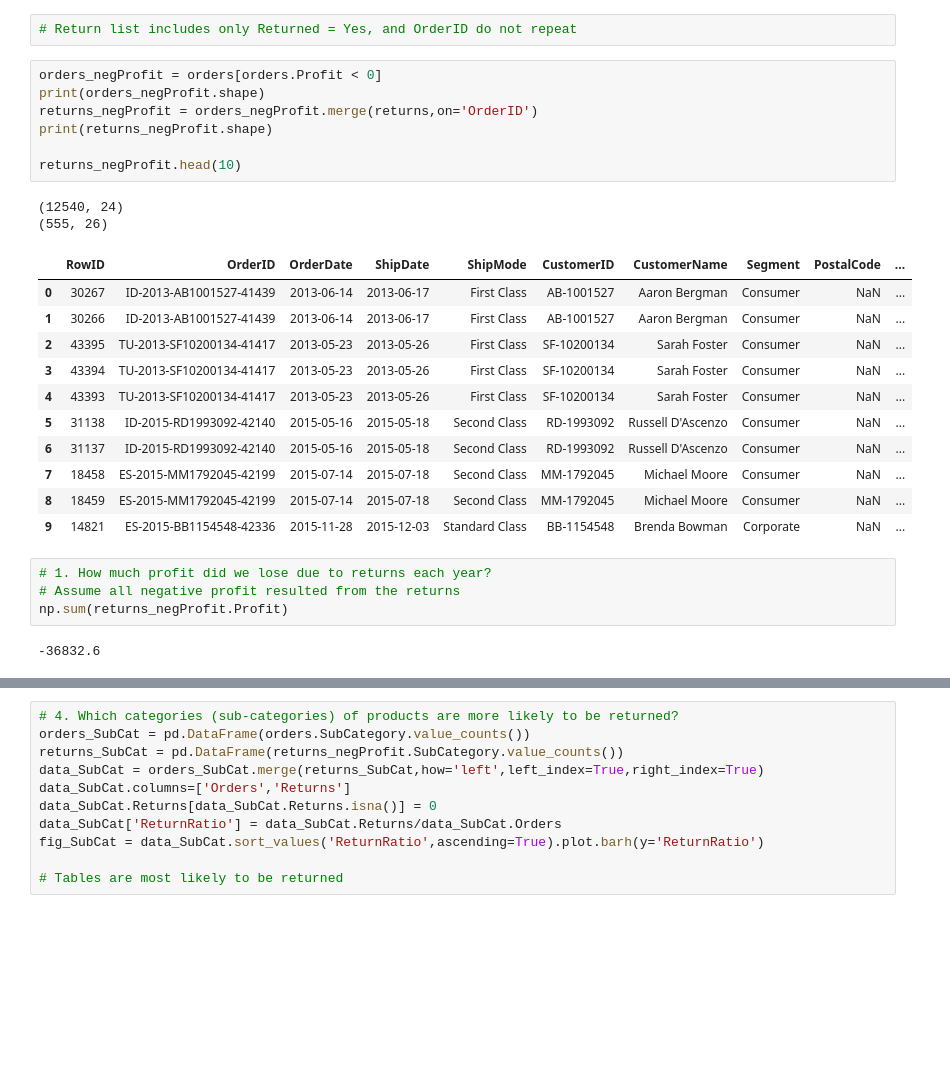
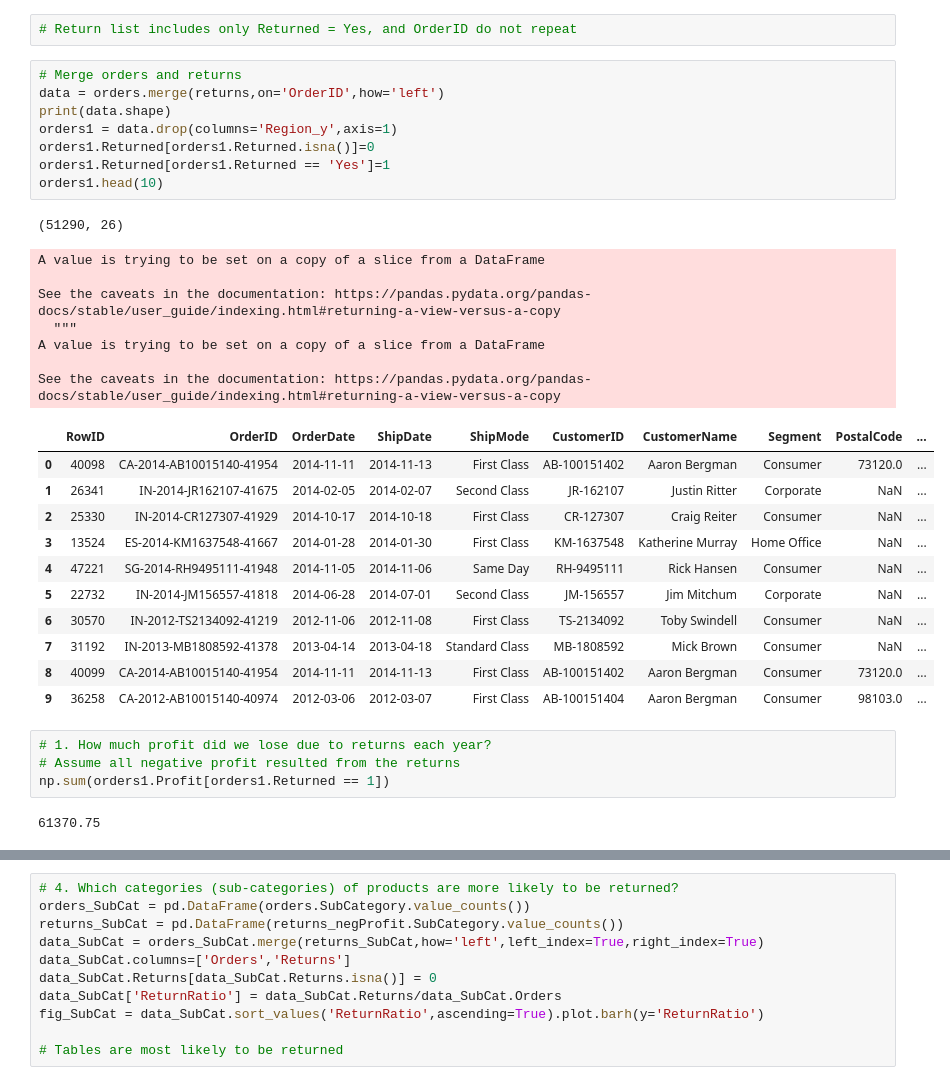
Before and after one commit to rkmad/Machine_Learning_Lab, a Jupyter notebook: KoeunL/ML_Lab.ipynb, the cells around one changed output, grey strips where cells are left out. Drawn from its saved outputs; the diff is of its cells as text; blank space fills up the shorter version.

```diff
--- a/KoeunL/ML_Lab.ipynb
+++ b/KoeunL/ML_Lab.ipynb
@@ -434,32 +434,39 @@ freq       1079                       1             121
 | 4 | Yes | IN-2014-LC168857-41747 | Oceania |
 # %%
 # Return list includes only Returned = Yes, and OrderID do not repeat
-# %%
-orders_negProfit = orders[orders.Profit < 0]
-print(orders_negProfit.shape)
-returns_negProfit = orders_negProfit.merge(returns,on='OrderID')
-print(returns_negProfit.shape)
-
-returns_negProfit.head(10)
-# %% [output]
-(12540, 24)
-(555, 26)
-|  | RowID | OrderID | OrderDate | ShipDate | ShipMode | CustomerID | CustomerName | Segment | PostalCode | ... |
-| 0 | 30267 | ID-2013-AB1001527-41439 | 2013-06-14 | 2013-06-17 | First Class | AB-1001527 | Aaron Bergman | Consumer | NaN | ... |
-| 1 | 30266 | ID-2013-AB1001527-41439 | 2013-06-14 | 2013-06-17 | First Class | AB-1001527 | Aaron Bergman | Consumer | NaN | ... |
-| 2 | 43395 | TU-2013-SF10200134-41417 | 2013-05-23 | 2013-05-26 | First Class | SF-10200134 | Sarah Foster | Consumer | NaN | ... |
-| 3 | 43394 | TU-2013-SF10200134-41417 | 2013-05-23 | 2013-05-26 | First Class | SF-10200134 | Sarah Foster | Consumer | NaN | ... |
-| 4 | 43393 | TU-2013-SF10200134-41417 | 2013-05-23 | 2013-05-26 | First Class | SF-10200134 | Sarah Foster | Consumer | NaN | ... |
-| 5 | 31138 | ID-2015-RD1993092-42140 | 2015-05-16 | 2015-05-18 | Second Class | RD-1993092 | Russell D'Ascenzo | Consumer | NaN | ... |
-| 6 | 31137 | ID-2015-RD1993092-42140 | 2015-05-16 | 2015-05-18 | Second Class | RD-1993092 | Russell D'Ascenzo | Consumer | NaN | ... |
-| 7 | 18458 | ES-2015-MM1792045-42199 | 2015-07-14 | 2015-07-18 | Second Class | MM-1792045 | Michael Moore | Consumer | NaN | ... |
-| 8 | 18459 | ES-2015-MM1792045-42199 | 2015-07-14 | 2015-07-18 | Second Class | MM-1792045 | Michael Moore | Consumer | NaN | ... |
-| 9 | 14821 | ES-2015-BB1154548-42336 | 2015-11-28 | 2015-12-03 | Standard Class | BB-1154548 | Brenda Bowman | Corporate | NaN | ... |
+# %%
+# Merge orders and returns
+data = orders.merge(returns,on='OrderID',how='left')
+print(data.shape)
+orders1 = data.drop(columns='Region_y',axis=1)
+orders1.Returned[orders1.Returned.isna()]=0
+orders1.Returned[orders1.Returned == 'Yes']=1
+orders1.head(10)
+# %% [output]
+(51290, 26)
+A value is trying to be set on a copy of a slice from a DataFrame
+
+See the caveats in the documentation: https://pandas.pydata.org/pandas-docs/stable/user_guide/indexing.html#returning-a-view-versus-a-copy
+  """
+A value is trying to be set on a copy of a slice from a DataFrame
+
+See the caveats in the documentation: https://pandas.pydata.org/pandas-docs/stable/user_guide/indexing.html#returning-a-view-versus-a-copy
+|  | RowID | OrderID | OrderDate | ShipDate | ShipMode | CustomerID | CustomerName | Segment | PostalCode | ... |
+| 0 | 40098 | CA-2014-AB10015140-41954 | 2014-11-11 | 2014-11-13 | First Class | AB-100151402 | Aaron Bergman | Consumer | 73120.0 | ... |
+| 1 | 26341 | IN-2014-JR162107-41675 | 2014-02-05 | 2014-02-07 | Second Class | JR-162107 | Justin Ritter | Corporate | NaN | ... |
+| 2 | 25330 | IN-2014-CR127307-41929 | 2014-10-17 | 2014-10-18 | First Class | CR-127307 | Craig Reiter | Consumer | NaN | ... |
+| 3 | 13524 | ES-2014-KM1637548-41667 | 2014-01-28 | 2014-01-30 | First Class | KM-1637548 | Katherine Murray | Home Office | NaN | ... |
+| 4 | 47221 | SG-2014-RH9495111-41948 | 2014-11-05 | 2014-11-06 | Same Day | RH-9495111 | Rick Hansen | Consumer | NaN | ... |
+| 5 | 22732 | IN-2014-JM156557-41818 | 2014-06-28 | 2014-07-01 | Second Class | JM-156557 | Jim Mitchum | Corporate | NaN | ... |
+| 6 | 30570 | IN-2012-TS2134092-41219 | 2012-11-06 | 2012-11-08 | First Class | TS-2134092 | Toby Swindell | Consumer | NaN | ... |
+| 7 | 31192 | IN-2013-MB1808592-41378 | 2013-04-14 | 2013-04-18 | Standard Class | MB-1808592 | Mick Brown | Consumer | NaN | ... |
+| 8 | 40099 | CA-2014-AB10015140-41954 | 2014-11-11 | 2014-11-13 | First Class | AB-100151402 | Aaron Bergman | Consumer | 73120.0 | ... |
+| 9 | 36258 | CA-2012-AB10015140-40974 | 2012-03-06 | 2012-03-07 | First Class | AB-100151404 | Aaron Bergman | Consumer | 98103.0 | ... |
 # %%
 # 1. How much profit did we lose due to returns each year?
 # Assume all negative profit resulted from the returns
-np.sum(returns_negProfit.Profit)
+np.sum(orders1.Profit[orders1.Returned == 1])
 # %% [output]
--36832.6
+61370.75
 # %%
 # 2. How many customer returned more than once? more than 5 times?
```
Also changed, not shown: parts of 10 cells of this notebook.
